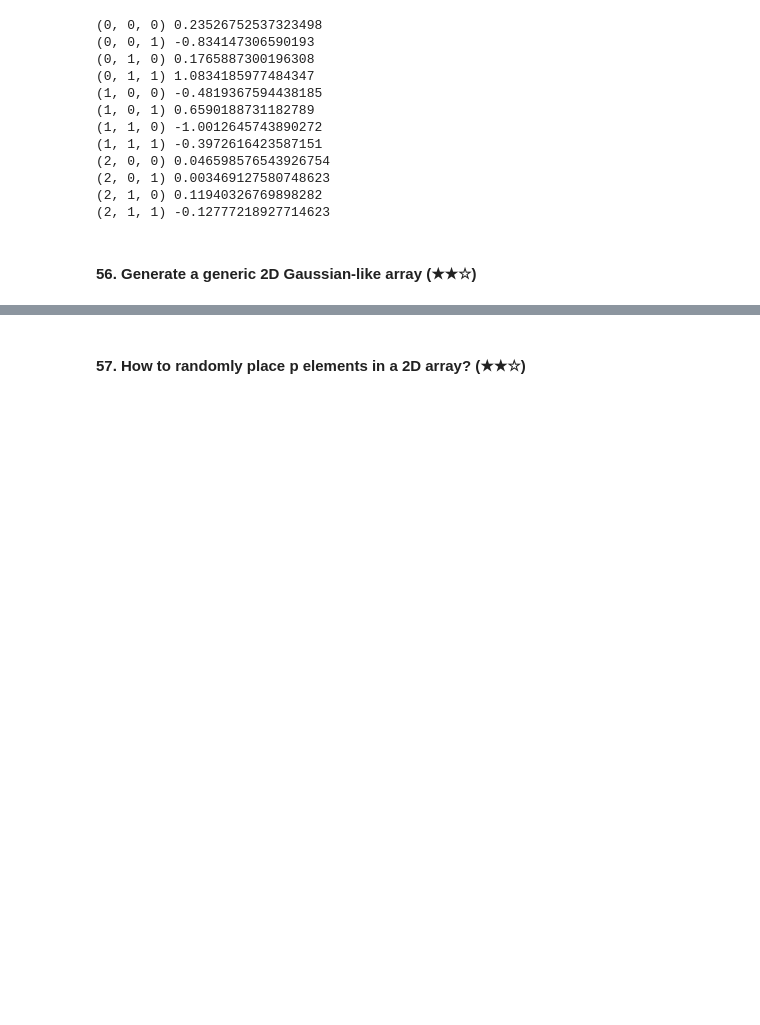
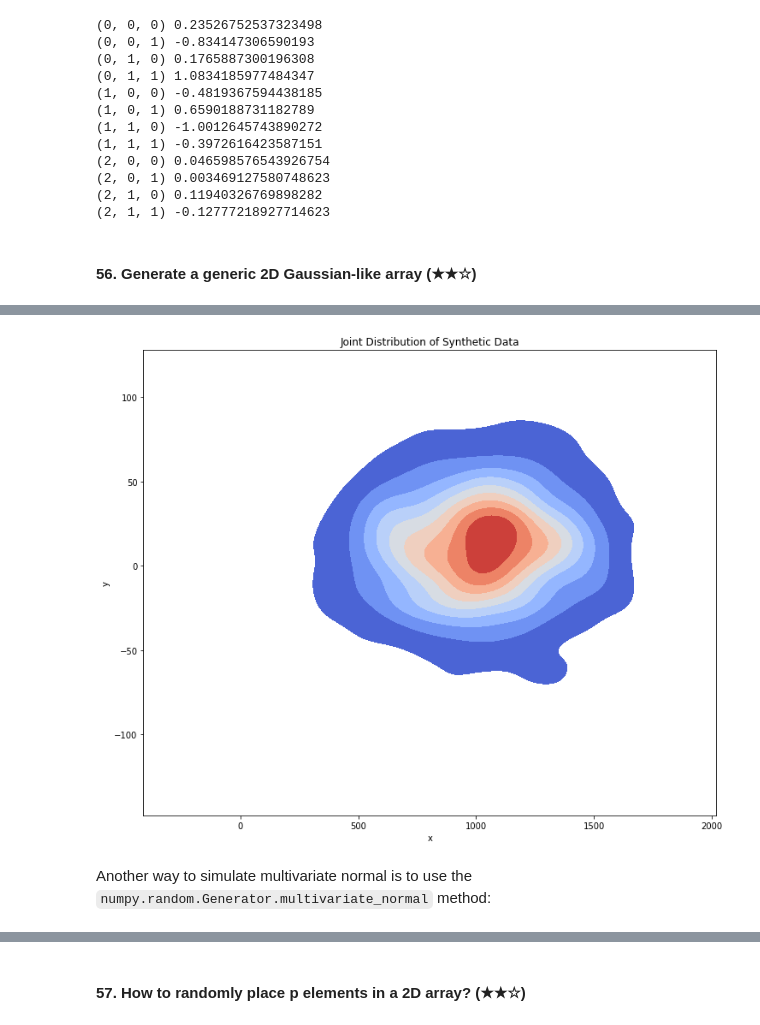
Before and after one commit to yangwu1227/python-for-machine-learning, a Jupyter notebook: ml_utility_tools/100_numpy_exercises.ipynb, the cells around one changed output, grey strips where cells are left out. Drawn from its saved outputs; the diff is of its cells as text; code cells hidden in the pictures; blank space fills up the shorter version.

Commit message:
update: numpy exercises

```diff
--- a/ml_utility_tools/100_numpy_exercises.ipynb
+++ b/ml_utility_tools/100_numpy_exercises.ipynb
@@ -1909,0 +1994,9 @@ for index, value in np.ndenumerate(array):
+# %%
+fig, ax = plt.subplots(figsize=(12, 10))
+sns.kdeplot(data=synthetic_data, x='x', y='y', fill=True, cmap='coolwarm', ax=ax)
+plt.title('Joint Distribution of Synthetic Data')
+plt.show();
+# %% [output]
+[figure, added]
+# %% [markdown]
+Another way to simulate multivariate normal is to use the `numpy.random.Generator.multivariate_normal` method:
```
Also changed, not shown: parts of 69 cells of this notebook.
